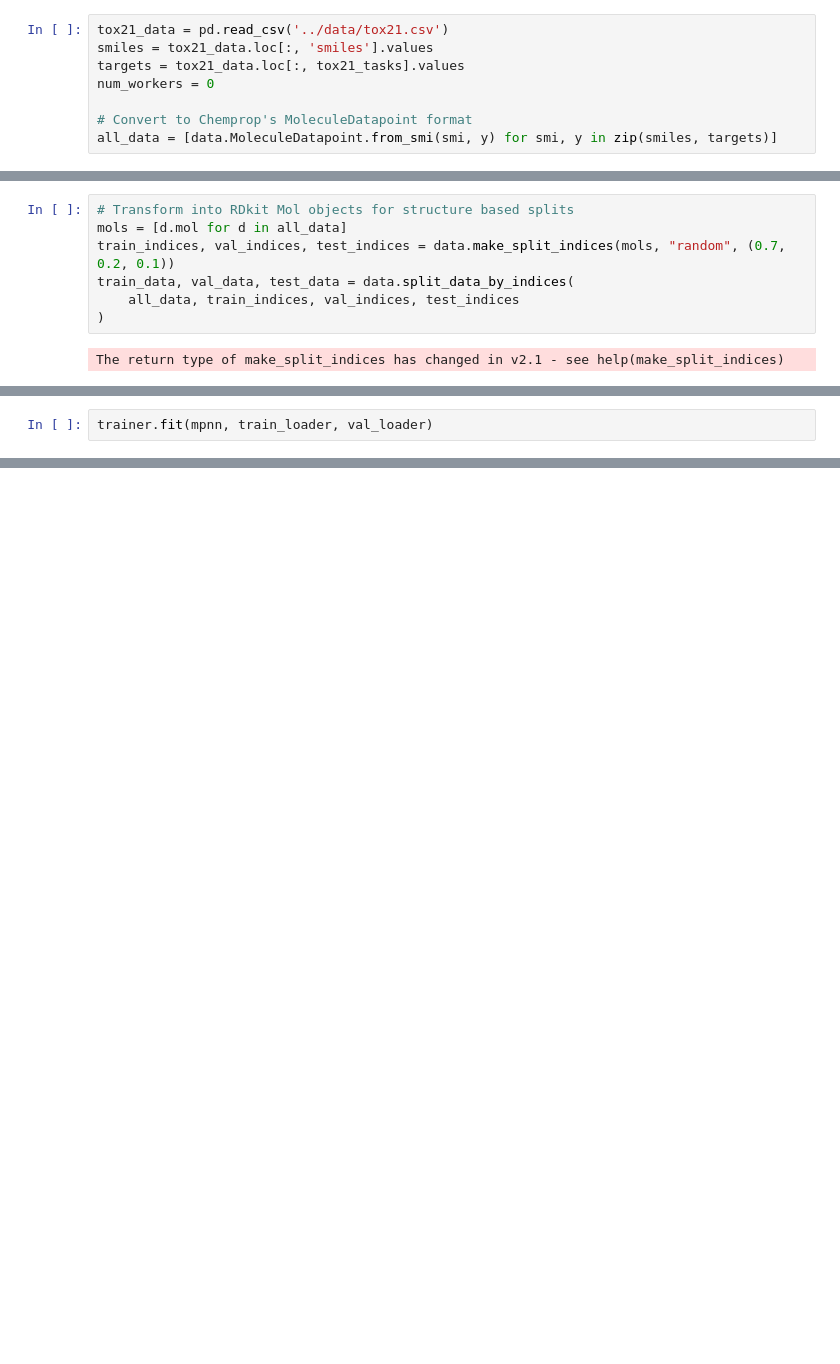
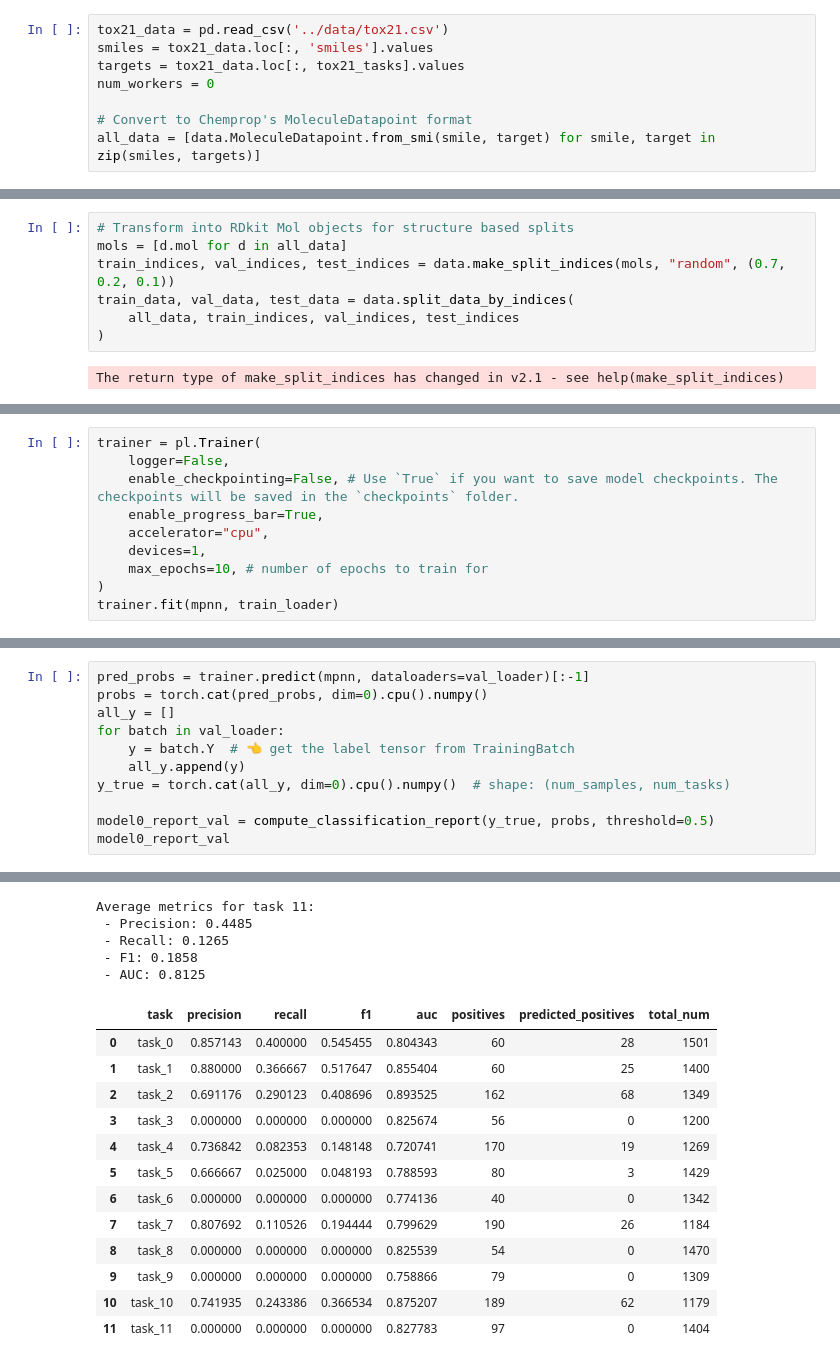
Before and after one commit to heyyyjiaming/DSS5104-MolecularPropertiesGNN, a Jupyter notebook: playground/jiaming.ipynb, the cells around one changed output, grey strips where cells are left out. Saved outputs shown, nothing was run; the diff lists cells and outputs as text; blank space fills up the shorter version.

```diff
--- a/playground/jiaming.ipynb
+++ b/playground/jiaming.ipynb
@@ -350,4 +357,4 @@ targets = tox21_data.loc[:, tox21_tasks].values
 num_workers = 0
 
 # Convert to Chemprop's MoleculeDatapoint format
-all_data = [data.MoleculeDatapoint.from_smi(smi, y) for smi, y in zip(smiles, targets)]
+all_data = [data.MoleculeDatapoint.from_smi(smile, target) for smile, target in zip(smiles, targets)]
@@ -412,2 +385,0 @@ HPU available: False, using: 0 HPUs
-# %%
-trainer.fit(mpnn, train_loader, val_loader)
@@ -446,0 +492,10 @@ results = trainer.test(mpnn, test_loader)
+# %%
+trainer = pl.Trainer(
+    logger=False,
+    enable_checkpointing=False, # Use `True` if you want to save model checkpoints. The checkpoints will be saved in the `checkpoints` folder.
+    enable_progress_bar=True,
+    accelerator="cpu",
+    devices=1,
+    max_epochs=10, # number of epochs to train for
+)
+trainer.fit(mpnn, train_loader)
@@ -446,0 +534,12 @@ results = trainer.test(mpnn, test_loader)
+# %%
+pred_probs = trainer.predict(mpnn, dataloaders=val_loader)[:-1]
+probs = torch.cat(pred_probs, dim=0).cpu().numpy()
+all_y = []
+for batch in val_loader:
+    y = batch.Y  # 👈 get the label tensor from TrainingBatch
+    all_y.append(y)
+y_true = torch.cat(all_y, dim=0).cpu().numpy()  # shape: (num_samples, num_tasks)
+
+model0_report_val = compute_classification_report(y_true, probs, threshold=0.5)
+model0_report_val
+# %% [output]
@@ -446,0 +547,18 @@ results = trainer.test(mpnn, test_loader)
+Average metrics for task 11:
+ - Precision: 0.4485
+ - Recall: 0.1265
+ - F1: 0.1858
+ - AUC: 0.8125
+|  | task | precision | recall | f1 | auc | positives | predicted_positives | total_num |
+| 0 | task_0 | 0.857143 | 0.400000 | 0.545455 | 0.804343 | 60 | 28 | 1501 |
+| 1 | task_1 | 0.880000 | 0.366667 | 0.517647 | 0.855404 | 60 | 25 | 1400 |
+| 2 | task_2 | 0.691176 | 0.290123 | 0.408696 | 0.893525 | 162 | 68 | 1349 |
+| 3 | task_3 | 0.000000 | 0.000000 | 0.000000 | 0.825674 | 56 | 0 | 1200 |
+| 4 | task_4 | 0.736842 | 0.082353 | 0.148148 | 0.720741 | 170 | 19 | 1269 |
+| 5 | task_5 | 0.666667 | 0.025000 | 0.048193 | 0.788593 | 80 | 3 | 1429 |
+| 6 | task_6 | 0.000000 | 0.000000 | 0.000000 | 0.774136 | 40 | 0 | 1342 |
+| 7 | task_7 | 0.807692 | 0.110526 | 0.194444 | 0.799629 | 190 | 26 | 1184 |
+| 8 | task_8 | 0.000000 | 0.000000 | 0.000000 | 0.825539 | 54 | 0 | 1470 |
+| 9 | task_9 | 0.000000 | 0.000000 | 0.000000 | 0.758866 | 79 | 0 | 1309 |
+| 10 | task_10 | 0.741935 | 0.243386 | 0.366534 | 0.875207 | 189 | 62 | 1179 |
+| 11 | task_11 | 0.000000 | 0.000000 | 0.000000 | 0.827783 | 97 | 0 | 1404 |
```
Also changed, not shown: parts of 58 cells of this notebook, 52 other files.
